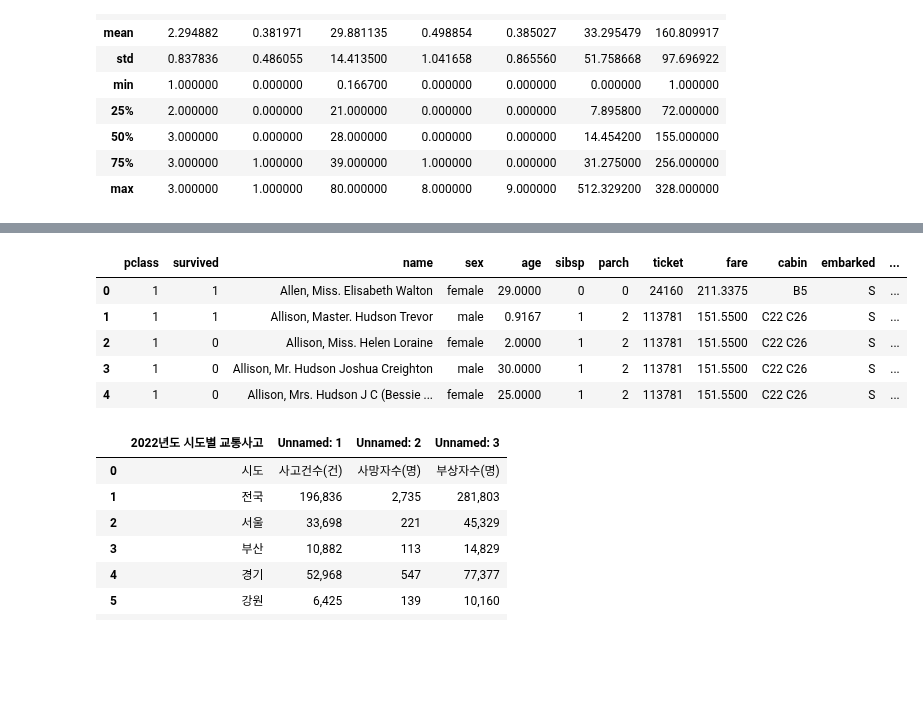
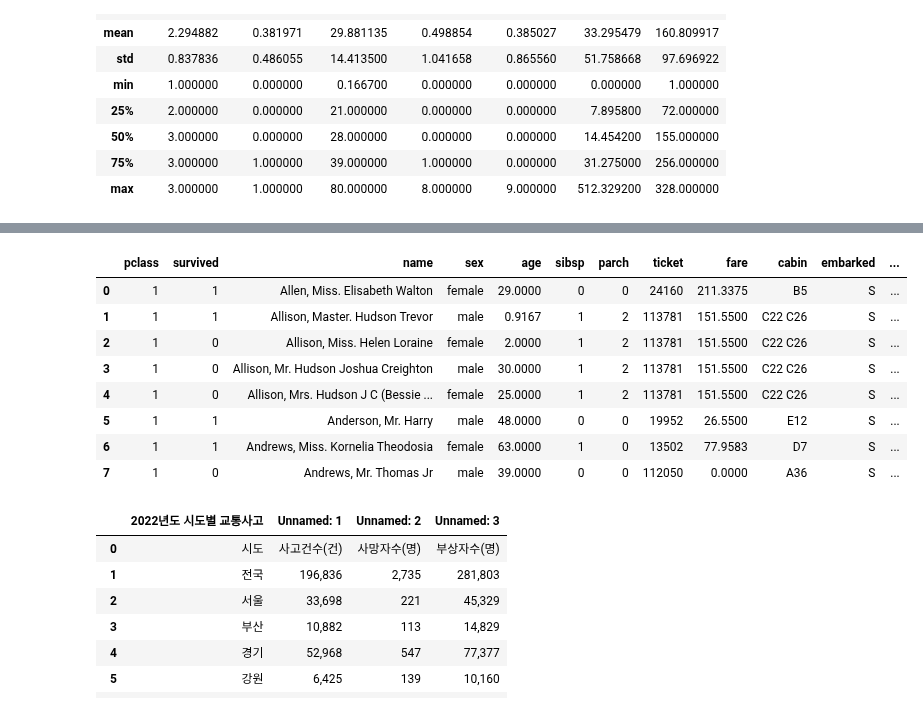
Before and after one commit to naugim26/2026-BDA, a Jupyter notebook: code/07w_dataframe_pydataset.ipynb, the cells around one changed output, grey strips where cells are left out. Drawn from its saved outputs; the diff is of its cells as text; code cells hidden in the pictures; blank space fills up the shorter version.

```diff
--- a/code/07w_dataframe_pydataset.ipynb
+++ b/code/07w_dataframe_pydataset.ipynb
@@ -393,14 +1165,17 @@ titanic.describe(include='all') #모든 컬럼
 titanic.to_csv('my_titanic.csv')
 # %%
 tt = pd.read_csv('my_titanic.csv',index_col=0)
-tt.head()
+tt.head(8)
 # %% [output]
 |  | pclass | survived | name | sex | age | sibsp | parch | ticket | fare | cabin | embarked | ... |
 | 0 | 1 | 1 | Allen, Miss. Elisabeth Walton | female | 29.0000 | 0 | 0 | 24160 | 211.3375 | B5 | S | ... |
 | 1 | 1 | 1 | Allison, Master. Hudson Trevor | male | 0.9167 | 1 | 2 | 113781 | 151.5500 | C22 C26 | S | ... |
 | 2 | 1 | 0 | Allison, Miss. Helen Loraine | female | 2.0000 | 1 | 2 | 113781 | 151.5500 | C22 C26 | S | ... |
 | 3 | 1 | 0 | Allison, Mr. Hudson Joshua Creighton | male | 30.0000 | 1 | 2 | 113781 | 151.5500 | C22 C26 | S | ... |
 | 4 | 1 | 0 | Allison, Mrs. Hudson J C (Bessie ... | female | 25.0000 | 1 | 2 | 113781 | 151.5500 | C22 C26 | S | ... |
+| 5 | 1 | 1 | Anderson, Mr. Harry | male | 48.0000 | 0 | 0 | 19952 | 26.5500 | E12 | S | ... |
+| 6 | 1 | 1 | Andrews, Miss. Kornelia Theodosia | female | 63.0000 | 1 | 0 | 13502 | 77.9583 | D7 | S | ... |
+| 7 | 1 | 0 | Andrews, Mr. Thomas Jr | male | 39.0000 | 0 | 0 | 112050 | 0.0000 | A36 | S | ... |
 # %%
 traffic = pd.read_csv("/content/2022년도시도별교통사고.csv",encoding='cp949')
 traffic
```
Also changed, not shown: parts of 85 cells of this notebook.
